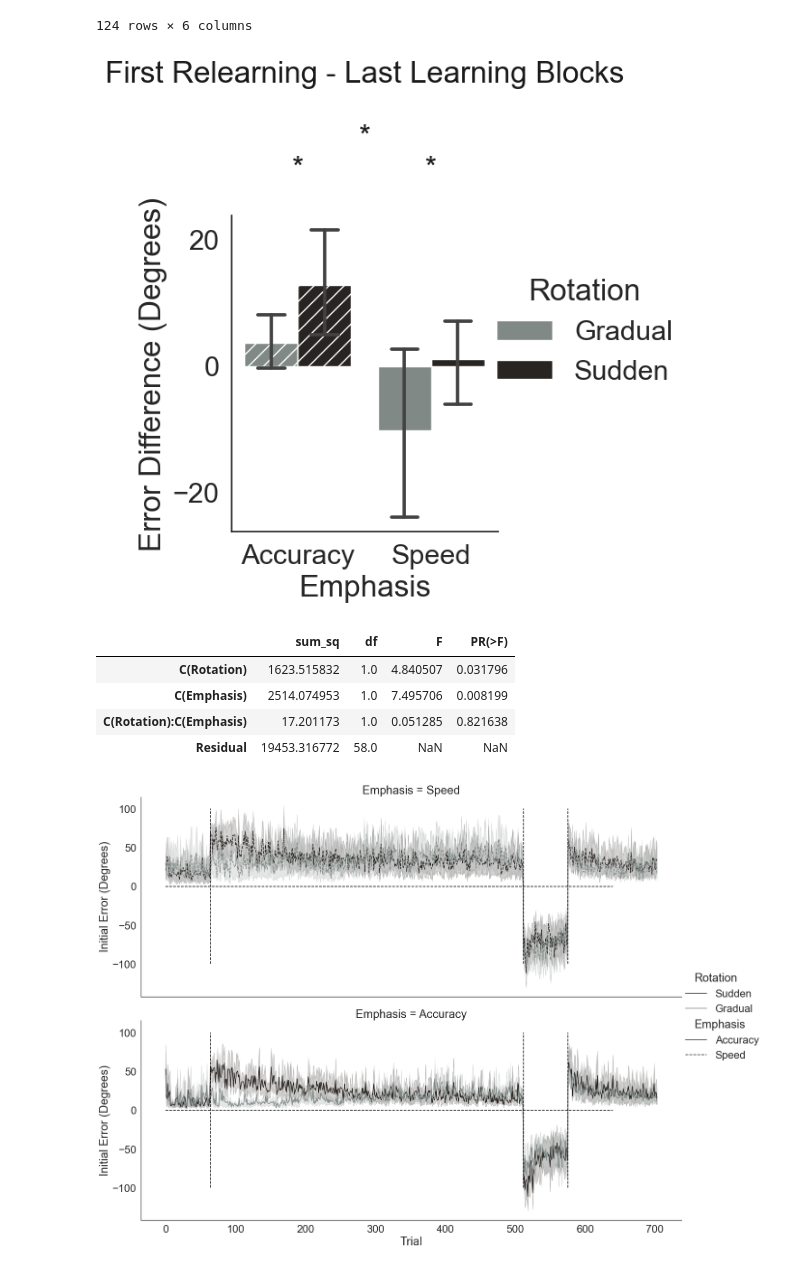
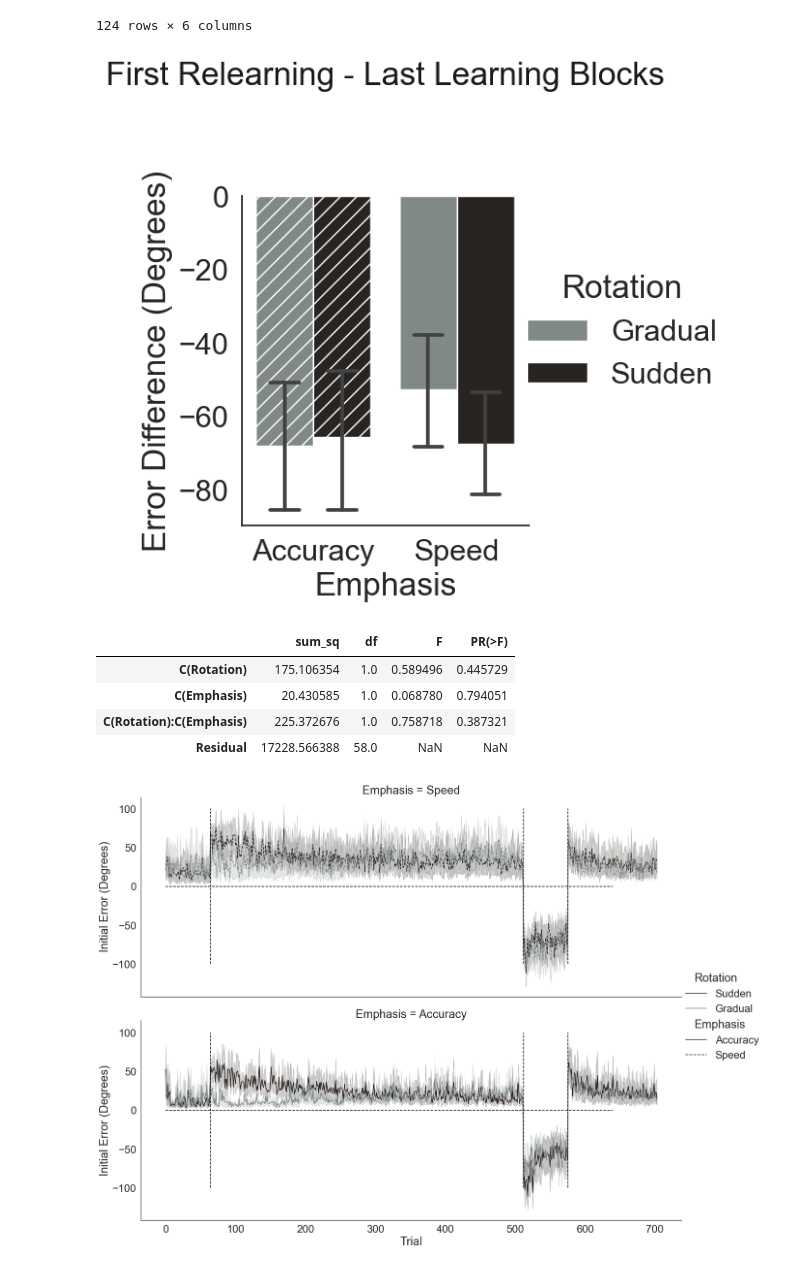
Before and after one commit to tejas-savalia/vma_behavioral, a Jupyter notebook: All experiments/feedback_aiming_unlearning/plotting_stats.ipynb, the cells around one changed output. Drawn from its saved outputs; the diff is of its cells as text; code cells hidden in the pictures.

```diff
--- a/All experiments/feedback_aiming_unlearning/plotting_stats.ipynb
+++ b/All experiments/feedback_aiming_unlearning/plotting_stats.ipynb
@@ -54,14 +54,14 @@ sns.set_style('white')
 colors = [  '#808A87', '#292421',]
 sns.set_palette(sns.color_palette(colors))
 # %%
-g = sns.catplot(x = 'Emphasis', hue = 'Rotation', y = 'initerrors_mean_degrees', col = 'block no',
-            data = df_allphases_blockwise.loc[((df_allphases_blockwise['block no']==9))],
+g = sns.catplot(x = 'Emphasis', hue = 'Rotation', y = 'initsignederrors_mean_degrees', col = 'block no',
+            data = df_allphases_blockwise.loc[((df_allphases_blockwise['block no']==7))],
             kind = 'bar', capsize = 0.2, hue_order=['Gradual', 'Sudden']
             )
 x1, x2 = 0, 1
-y, h, col = df_allphases_blockwise.loc[(df_allphases_blockwise['block no'] == 9)]['initerrors_mean_degrees'].max()-35, 0.02, 'k'
-plt.text(0.5, y+h-15, "Block 9 \n (First Relearning Block)", ha='center', va='bottom', color=col)
-plt.text(0.5, y+h-25, "*", ha='center', va='bottom', color=col)
+y, h, col = df_allphases_blockwise.loc[(df_allphases_blockwise['block no'] == 7)]['initsignederrors_mean_degrees'].max()-35, 0.02, 'k'
+plt.text(0.5, y+h+5, "Block 7 \n (Final learning Block)", ha='center', va='bottom', color=col)
+# plt.text(0.5, y+h, "*", ha='center', va='bottom', color=col)
 
 g.set(ylabel='Angular Errors (Degrees)')
 g.set(title=None)
@@ -101,42 +101,42 @@ df_allphases_blockwise.loc[((df_allphases_blockwise['block no']==6) | (df_allpha
 | 618 | 702 | 8 | Sudden | Speed | 0.739776 | 1.741554 |
 124 rows × 6 columns
 # %%
-df_allphases_blockwise['difference_2'] = df_allphases_blockwise['initerrors_mean'].diff(periods= 2)*180/np.pi
+df_allphases_blockwise['difference_2'] = df_allphases_blockwise['initsignederrors_mean'].diff(periods= 2)*180/np.pi
 
 g = sns.catplot(y = 'difference_2', x = 'Emphasis', hue = 'Rotation',
-            data = df_allphases_blockwise.loc[((df_allphases_blockwise['block no'] == 9))],
+            data = df_allphases_blockwise.loc[((df_allphases_blockwise['block no'] == 8))],
             kind = 'bar', capsize = 0.2)
 
 # g.set_ylabels('Error Difference \n Relearning - Learning')
 x1, x2 = 0, 1
 y, h, col = df_allphases_blockwise.loc[(df_allphases_blockwise['block no'] == 9)]['difference_2'].max()+0.1, 0.02, 'k'
-plt.text(0.5, y+h-20, "First Relearning - Last Learning Blocks", ha='center', va='bottom', color=col)
-plt.text(0.5, y+h-30, "*", ha='center', va='bottom', color=col)
+plt.text(0.5, y+h-50, "First Relearning - Last Learning Blocks", ha='center', va='bottom', color=col)
+# plt.text(0.5, y+h-30, "*", ha='center', va='bottom', color=col)
 
-plt.text(0, y+h-35, "*", ha='center', va='bottom', color=col)
-plt.text(1, y+h-35, "*", ha='center', va='bottom', color=col)
+# plt.text(0, y+h-35, "*", ha='center', va='bottom', color=col)
+# plt.text(1, y+h-35, "*", ha='center', va='bottom', color=col)
 
 g.set(ylabel='Error Difference (Degrees)')
 g.set(title=None)
 
 # g.set_yl
 hatches = ['//', '', '//', '']
 for ax in g.axes.flat:
     patches = [patch for patch in ax.patches]
     for i, patch in enumerate(patches):
         patch.set_hatch(hatches[i])
 # %% [output]
-[figure, old version]
+[figure, new version]
 # %%
 model = ols(
     'difference_2 ~ C(Rotation) * C(Emphasis)', data=df_allphases_blockwise.loc[((df_allphases_blockwise['block no']==9))]).fit()
 sm.stats.anova_lm(model, typ=2)
 # %% [output]
 |  | sum_sq | df | F | PR(>F) |
-| C(Rotation) | 1623.515832 | 1.0 | 4.840507 | 0.031796 |
-| C(Emphasis) | 2514.074953 | 1.0 | 7.495706 | 0.008199 |
-| C(Rotation):C(Emphasis) | 17.201173 | 1.0 | 0.051285 | 0.821638 |
-| Residual | 19453.316772 | 58.0 | NaN | NaN |
+| C(Rotation) | 175.106354 | 1.0 | 0.589496 | 0.445729 |
+| C(Emphasis) | 20.430585 | 1.0 | 0.068780 | 0.794051 |
+| C(Rotation):C(Emphasis) | 225.372676 | 1.0 | 0.758718 | 0.387321 |
+| Residual | 17228.566388 | 58.0 | NaN | NaN |
 # %%
 df_allphases['init_errors_degrees'] = df_allphases['init errors']*180/np.pi
 # %%
```
Also changed, not shown: parts of 2 cells of this notebook, 2 other files.
